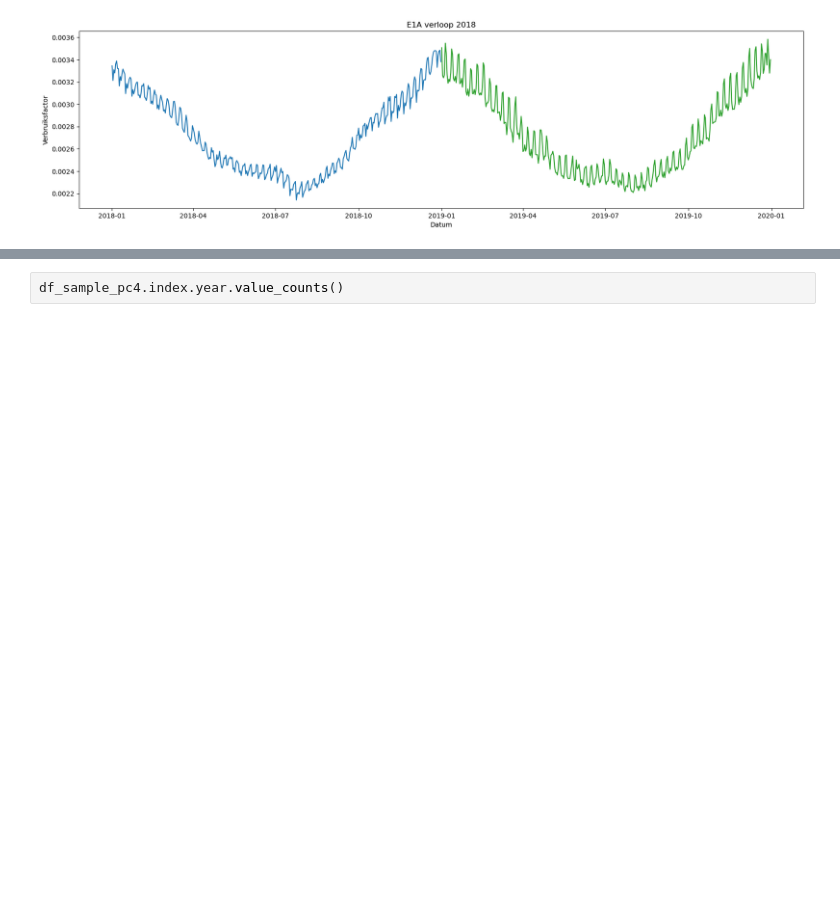
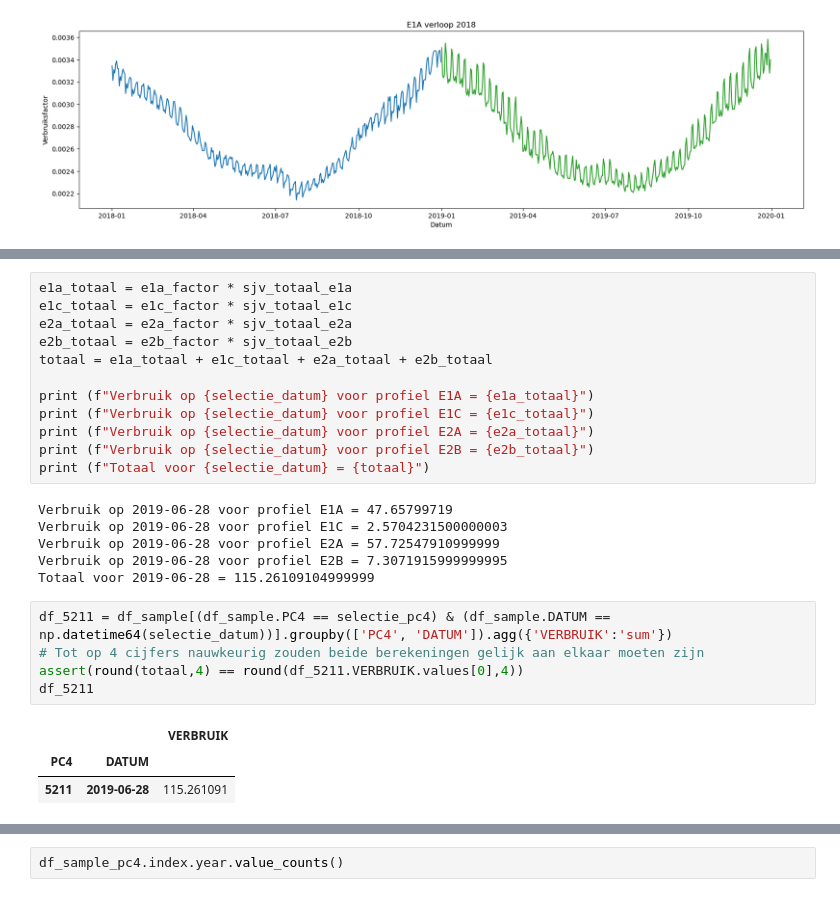
Before and after one commit to processminery/jads_enexis, a Jupyter notebook: notebooks/Kleinverbruik x NEDU.ipynb, the cells around one changed output, grey strips where cells are left out. Saved outputs shown, nothing was run; the diff lists cells and outputs as text; blank space fills up the shorter version.

```diff
--- a/notebooks/Kleinverbruik x NEDU.ipynb
+++ b/notebooks/Kleinverbruik x NEDU.ipynb
@@ -264,0 +281,27 @@ df_sample_pc4.head()
+# %%
+e1a_totaal = e1a_factor * sjv_totaal_e1a
+e1c_totaal = e1c_factor * sjv_totaal_e1c
+e2a_totaal = e2a_factor * sjv_totaal_e2a
+e2b_totaal = e2b_factor * sjv_totaal_e2b
+totaal = e1a_totaal + e1c_totaal + e2a_totaal + e2b_totaal
+
+print (f"Verbruik op {selectie_datum} voor profiel E1A = {e1a_totaal}")
+print (f"Verbruik op {selectie_datum} voor profiel E1C = {e1c_totaal}")
+print (f"Verbruik op {selectie_datum} voor profiel E2A = {e2a_totaal}")
+print (f"Verbruik op {selectie_datum} voor profiel E2B = {e2b_totaal}")
+print (f"Totaal voor {selectie_datum} = {totaal}")
+# %% [output]
+Verbruik op 2019-06-28 voor profiel E1A = 47.65799719
+Verbruik op 2019-06-28 voor profiel E1C = 2.5704231500000003
+Verbruik op 2019-06-28 voor profiel E2A = 57.72547910999999
+Verbruik op 2019-06-28 voor profiel E2B = 7.3071915999999995
+Totaal voor 2019-06-28 = 115.26109104999999
+# %%
+df_5211 = df_sample[(df_sample.PC4 == selectie_pc4) & (df_sample.DATUM == np.datetime64(selectie_datum))].groupby(['PC4', 'DATUM']).agg({'VERBRUIK':'sum'})
+# Tot op 4 cijfers nauwkeurig zouden beide berekeningen gelijk aan elkaar moeten zijn
+assert(round(totaal,4) == round(df_5211.VERBRUIK.values[0],4))
+df_5211
+# %% [output]
+|  |  | VERBRUIK |
+| PC4 | DATUM |  |
+| 5211 | 2019-06-28 | 115.261091 |
```
Also changed, not shown: parts of 10 cells of this notebook.
